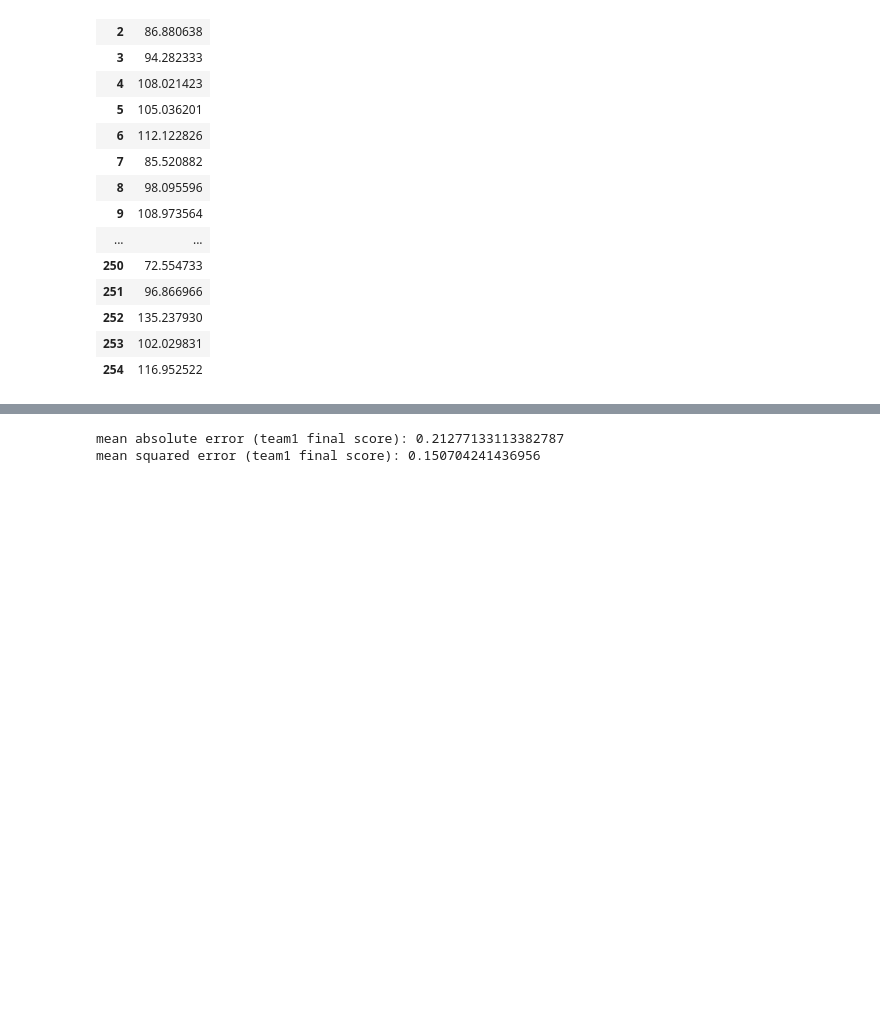
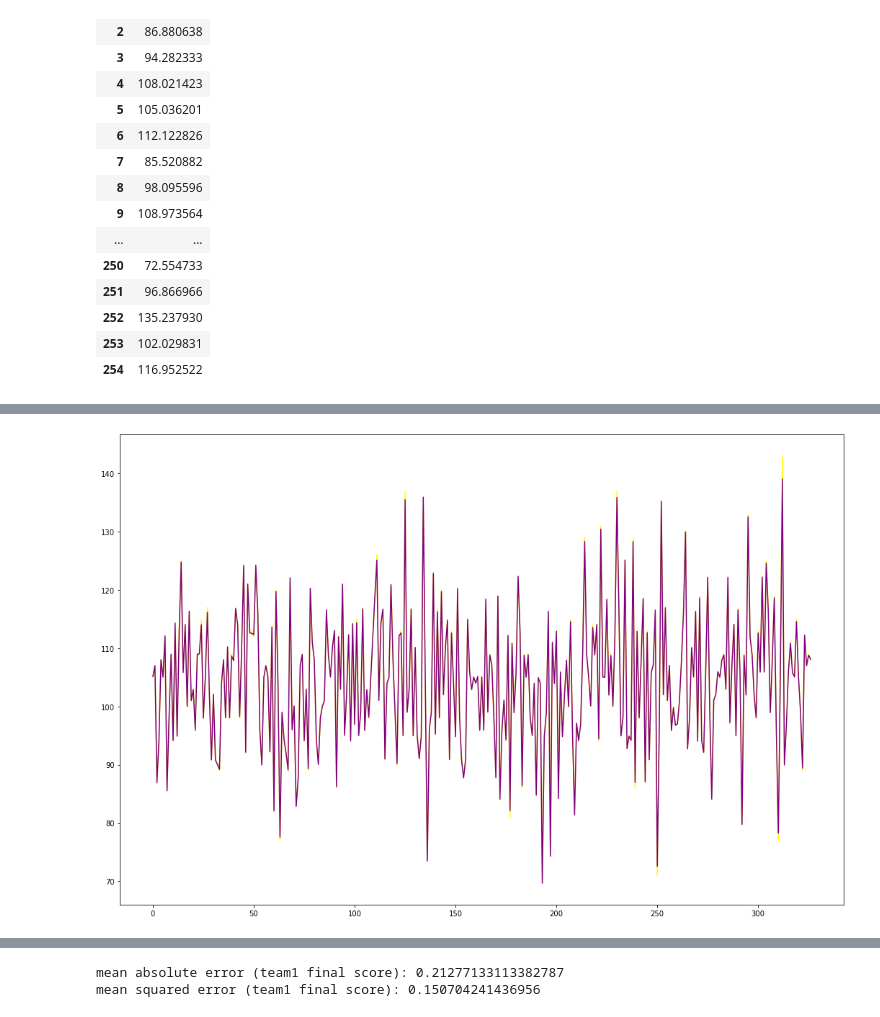
Before and after one commit to tamle7422/regression, a Jupyter notebook: nba.ipynb, the cells around one changed output, grey strips where cells are left out. Drawn from its saved outputs; the diff is of its cells as text; code cells hidden in the pictures; blank space fills up the shorter version.

Commit message:
Update predictions

```diff
--- a/nba.ipynb
+++ b/nba.ipynb
@@ -345,3 +328,6 @@ pd.DataFrame(yPredict).head(255)
 | 252 | 135.237930 |
 | 253 | 102.029831 |
 | 254 | 116.952522 |
+# %%
+xTest.reset_index(inplace=True)
+xTest.head(25)
@@ -347,0 +352,5 @@ pd.DataFrame(yPredict).head(255)
+# %%
+xTest["team1 final score predict"] = ""
+for index,row in enumerate(range(0,len(xTest),1)):
+    # print(index)
+    xTest["team1 final score predict"].iloc[index] = pd.DataFrame(yPredict).iloc[index,0]
@@ -347,0 +382,7 @@ pd.DataFrame(yPredict).head(255)
+# %%
+plt.figure(figsize=(18,12))
+plt.plot(xTest.index,xTest["team1 final score"],color="yellow")
+plt.plot(xTest.index,xTest["team1 final score predict"],color="purple")
+plt.show()
+# %% [output]
+[figure, added]
```
Also changed, not shown: parts of 8 cells of this notebook.
